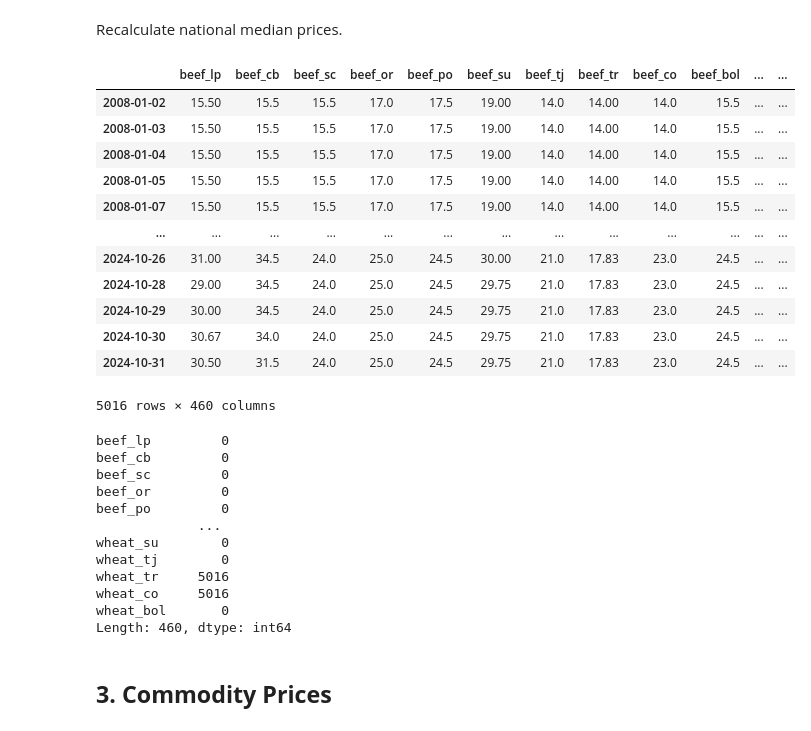
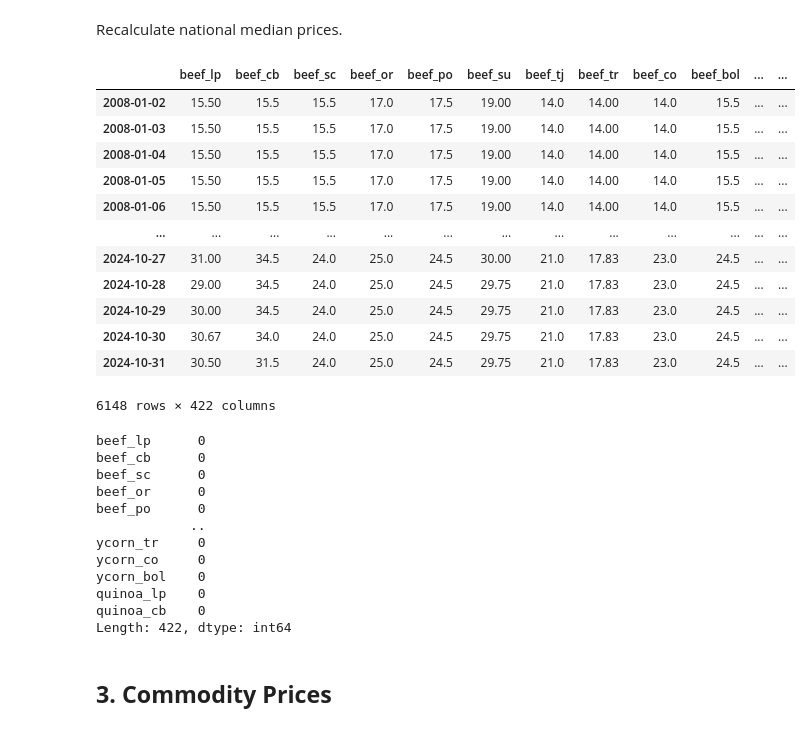
Before and after one commit to osmarbolivar/High-Freq-Inflation-Forecast-2SML, a Jupyter notebook: Data_preprocess.ipynb, the cells around one changed output. Cells and saved outputs as stored; diff of their text form; code cells hidden in the pictures.

```diff
--- a/Data_preprocess.ipynb
+++ b/Data_preprocess.ipynb
@@ -402,0 +407,8 @@ ws_raw
+# %%
+# Create a date range for the entire timespan
+date_range = pd.date_range(start=ws_raw.index.min(), end=ws_raw.index.max(), freq='D')
+# Reindex the dataframe to include all dates in the range
+ws_raw = ws_raw.reindex(date_range)
+# Forward fill the missing values
+ws_raw = ws_raw.ffill()
+ws_raw
@@ -405,30 +431,30 @@ Recalculate national median prices.
 # %%
 ws_bol_vars = ["beef_bol", "chicken_bol", "papa1_bol", "papa2_bol", "yuca_bol", "banana_bol", "lemon_bol", "orange_bol", "papaya_bol", "pineapple_bol", "platano_bol", "watermelon_bol",
                 "apple_bol", "grapefruit_bol", "orange2_bol", "tomato_bol", "redpepper_bol", "peas_bol", "onion_bol", "onion2_bol", "bean_bol", "chili_bol", "corn_bol",
                 "paprika_bol", "greenbean_bol", "squash_bol", "carrot_bol", "rice_bol", "rice2_bol", "rice3_bol", "rice4_bol", "oil_bol", "oil2_bol", "sugar_bol",
-                "noodle_bol", "flour_bol", "flour2_bol", "milk_bol", "milk2_bol", "lard_bol", "veglard_bol", "ycorn_bol", "quinoa_bol", "sorghum_bol", "soy_bol", "wheat_bol"]
+                "noodle_bol", "flour_bol", "flour2_bol", "milk_bol", "milk2_bol", "lard_bol", "veglard_bol", "ycorn_bol"]
 
 # Recalculate the national median prices
 ws_adj = ws_raw.copy()
 
 for column in ws_bol_vars:
     ws_adj[column] = ws_adj.iloc[:, (ws_adj.columns.get_loc(column) - 9):(ws_adj.columns.get_loc(column) ) ].median(axis=1)
 
 ws_adj
 # %% [output]
 |  | beef_lp | beef_cb | beef_sc | beef_or | beef_po | beef_su | beef_tj | beef_tr | beef_co | beef_bol | ... | ... |
 | 2008-01-02 | 15.50 | 15.5 | 15.5 | 17.0 | 17.5 | 19.00 | 14.0 | 14.00 | 14.0 | 15.5 | ... | ... |
 | 2008-01-03 | 15.50 | 15.5 | 15.5 | 17.0 | 17.5 | 19.00 | 14.0 | 14.00 | 14.0 | 15.5 | ... | ... |
 | 2008-01-04 | 15.50 | 15.5 | 15.5 | 17.0 | 17.5 | 19.00 | 14.0 | 14.00 | 14.0 | 15.5 | ... | ... |
 | 2008-01-05 | 15.50 | 15.5 | 15.5 | 17.0 | 17.5 | 19.00 | 14.0 | 14.00 | 14.0 | 15.5 | ... | ... |
-| 2008-01-07 | 15.50 | 15.5 | 15.5 | 17.0 | 17.5 | 19.00 | 14.0 | 14.00 | 14.0 | 15.5 | ... | ... |
+| 2008-01-06 | 15.50 | 15.5 | 15.5 | 17.0 | 17.5 | 19.00 | 14.0 | 14.00 | 14.0 | 15.5 | ... | ... |
 | ... | ... | ... | ... | ... | ... | ... | ... | ... | ... | ... | ... | ... |
-| 2024-10-26 | 31.00 | 34.5 | 24.0 | 25.0 | 24.5 | 30.00 | 21.0 | 17.83 | 23.0 | 24.5 | ... | ... |
+| 2024-10-27 | 31.00 | 34.5 | 24.0 | 25.0 | 24.5 | 30.00 | 21.0 | 17.83 | 23.0 | 24.5 | ... | ... |
 | 2024-10-28 | 29.00 | 34.5 | 24.0 | 25.0 | 24.5 | 29.75 | 21.0 | 17.83 | 23.0 | 24.5 | ... | ... |
 | 2024-10-29 | 30.00 | 34.5 | 24.0 | 25.0 | 24.5 | 29.75 | 21.0 | 17.83 | 23.0 | 24.5 | ... | ... |
 | 2024-10-30 | 30.67 | 34.0 | 24.0 | 25.0 | 24.5 | 29.75 | 21.0 | 17.83 | 23.0 | 24.5 | ... | ... |
 | 2024-10-31 | 30.50 | 31.5 | 24.0 | 25.0 | 24.5 | 29.75 | 21.0 | 17.83 | 23.0 | 24.5 | ... | ... |
-5016 rows × 460 columns
+6148 rows × 422 columns
 # %%
 ws_adj = ws_adj.round(2)
 # %%
@@ -439,18 +465,18 @@ fig.add_trace(go.Scatter(x=ws_adj.index, y=ws_adj['beef_bol'], mode='lines', nam
 nan_counts = ws_adj.isna().sum()
 nan_counts
 # %% [output]
-beef_lp         0
-beef_cb         0
-beef_sc         0
-beef_or         0
-beef_po         0
-             ...
-wheat_su        0
-wheat_tj        0
-wheat_tr     5016
-wheat_co     5016
-wheat_bol       0
-Length: 460, dtype: int64
+beef_lp      0
+beef_cb      0
+beef_sc      0
+beef_or      0
+beef_po      0
+            ..
+ycorn_tr     0
+ycorn_co     0
+ycorn_bol    0
+quinoa_lp    0
+quinoa_cb    0
+Length: 422, dtype: int64
 # %%
 WS_weekly = ws_adj.resample('W').mean()
 WS_monthly = ws_adj.resample('M').mean()
```
Also changed, not shown: parts of 24 cells of this notebook, 7 other files.
